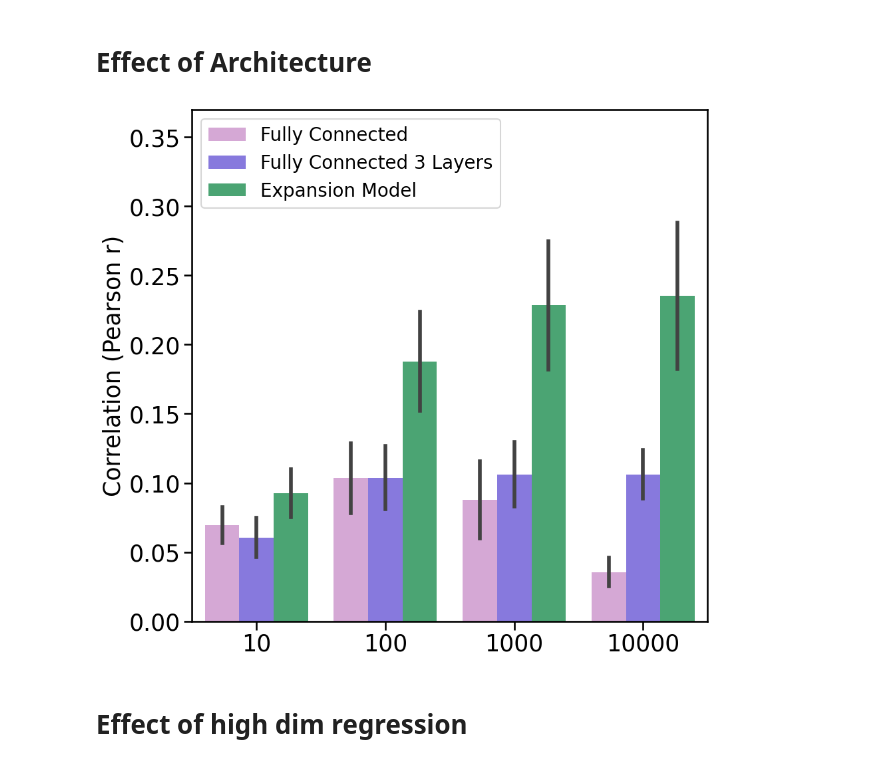
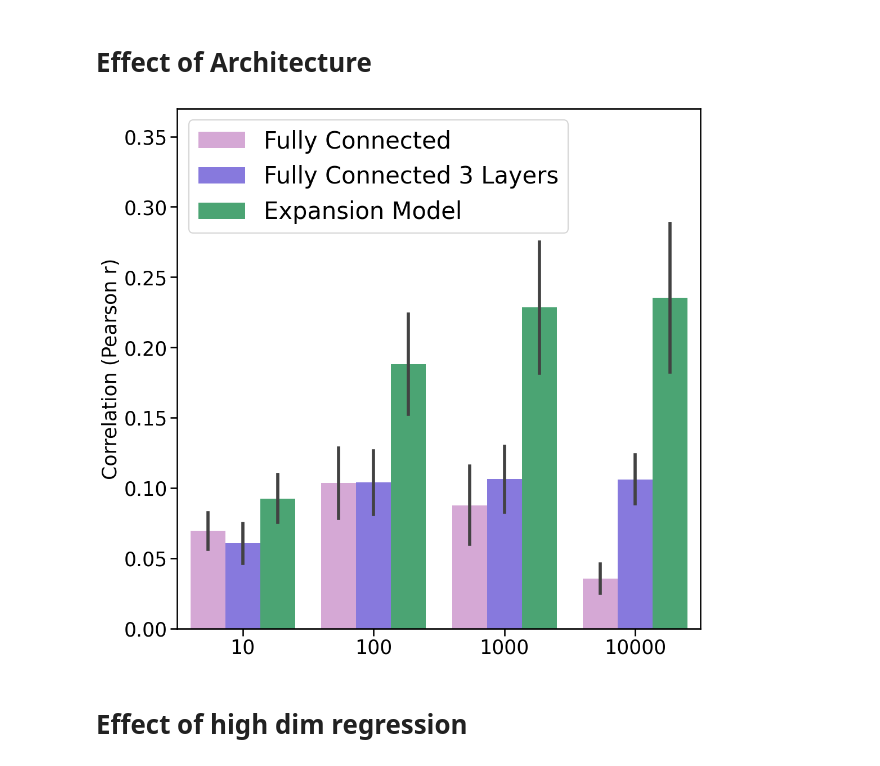
Before and after one commit to akazemian/untrained_models_of_visual_cortex, a Jupyter notebook: model_evaluation/results/predicting_brain_data/encoding_performance.ipynb, the cells around one changed output. Drawn from its saved outputs; the diff is of its cells as text; code cells hidden in the pictures.

```diff
--- a/model_evaluation/results/predicting_brain_data/encoding_performance.ipynb
+++ b/model_evaluation/results/predicting_brain_data/encoding_performance.ipynb
@@ -236,15 +236,15 @@ palette = {'Expansion Model':'mediumseagreen','Fully Connected':'plum', 'Fully C
 # %%
 plot_results(data_dict = data_dict, plot_type = 'scores_vs_num_features', x_axis='num_features',
                  dataset = dataset, regions = regions,
                  palette=palette,
                  ylim = (0,0.37),
                  width = 0.8,
                  show_legend= True,
-                 params = (10,10),
+                 params = (12, 12),
                  name_dict= name_dict,
                  file_name=f'effect_of_architecture')
 # %% [output]
-[figure, old version]
+[figure, new version]
 # %% [markdown]
 # Effect of high dim regression
 # %%
```
Also changed, not shown: parts of 1 cell of this notebook, 28 other files.
